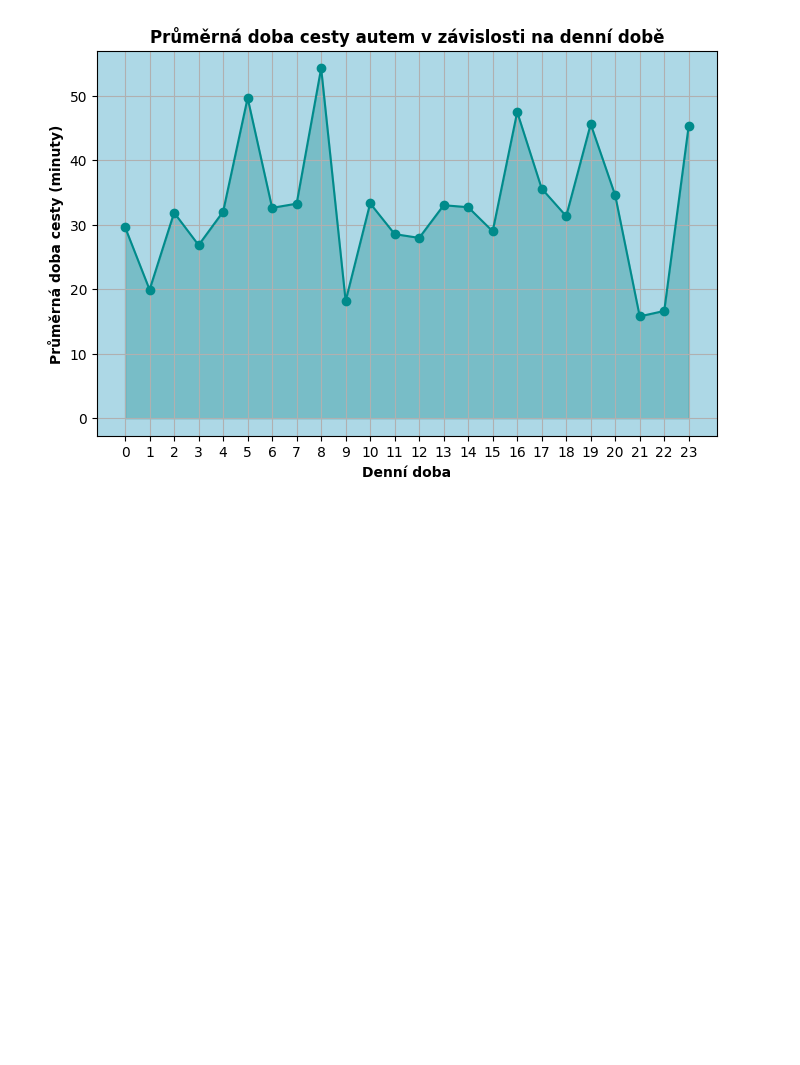
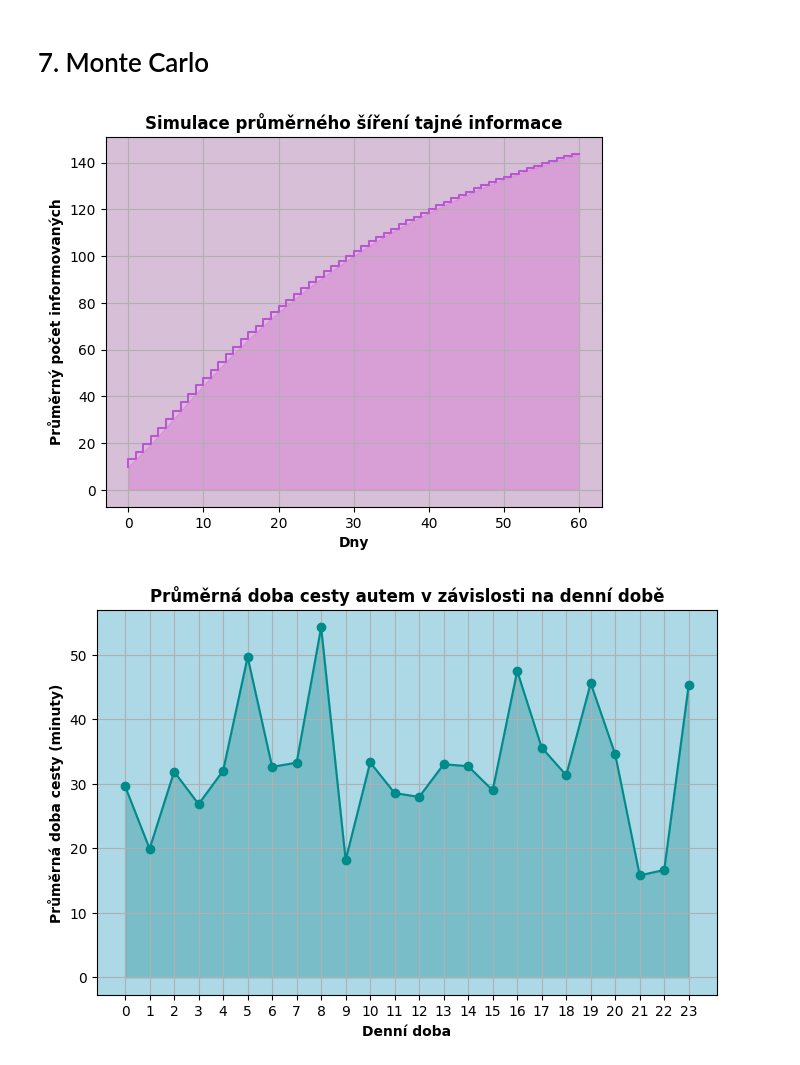
Before and after one commit to majdakleckerova/msw-zapoctovy-dokument, a Jupyter notebook: 7-monte_carlo.ipynb, the cells around one changed output. Cells and saved outputs as stored; diff of their text form; code cells hidden in the pictures; blank space fills up the shorter version.

```diff
--- a/7-monte_carlo.ipynb
+++ b/7-monte_carlo.ipynb
@@ -1 +1,49 @@
+# %% [markdown]
+# 7. Monte Carlo
+# %%
+# 1. Simulace šíření tajné zprávy
+
+import random
+import numpy as np
+import matplotlib.pyplot as plt
+
+# Na přednášce algoritmizace a programování bylo jednoho dne 10 lidí (pocet_zucastnenych) ze 180 zapsaných (pocet_zapsanych).
+# Padla tam velmi důležitá tajná zpráva. Pravděpodobnost, že jeden z 10 účastněných o této zprávě řekně dál je 10% (pravdeodobnost_sdileni).
+# Každý, kdo tuto informaci zná se o ní nadále podělí se 2 dalšími studenty (rozsah_vlivu).
+# Kolik studentů ze 180 bude informaci znát po 2 měsících (pocet_dni)?
+
+def monte_carlo(pocet_simulaci=1000, pocet_zapsanych=180, pocet_zucastnenych=10, pravdepodobnost_sdileni=0.1, rozsah_vlivu=2, pocet_dni=60):
+
+    prumerny_pocet_informovanych = np.zeros(pocet_dni + 1)
+
+    for simulace in range(pocet_simulaci):
+        status_studenta = np.zeros(pocet_zapsanych)
+        indexy_zacatecne_informovanych = random.sample(range(pocet_zapsanych), pocet_zucastnenych)
+        status_studenta[indexy_zacatecne_informovanych] = 1
+        pocet_informovanych = [sum(status_studenta)]
+        for den in range(pocet_dni):
+            for student in range(pocet_zapsanych):
+                if status_studenta[student] == 1:
+                    for kontakt in range(student - rozsah_vlivu, student + rozsah_vlivu):
+                        if 0 <= kontakt < pocet_zapsanych and random.random() < pravdepodobnost_sdileni:
+                            status_studenta[kontakt] = 1
+            pocet_informovanych.append(sum(status_studenta))
+        prumerny_pocet_informovanych += np.array(pocet_informovanych)
+    prumerny_pocet_informovanych /= pocet_simulaci
+    return prumerny_pocet_informovanych
+
+def vykreslit_graf(prumerny_pocet_informovanych, pocet_dni):
+    plt.step(range(pocet_dni + 1), prumerny_pocet_informovanych, color="mediumorchid")
+    plt.fill_between(range(pocet_dni + 1), prumerny_pocet_informovanych, color="orchid", alpha=0.4)
+    plt.gca().set_facecolor("thistle")
+    plt.title("Simulace průměrného šíření tajné informace", fontweight="bold")
+    plt.xlabel("Dny", fontweight="bold")
+    plt.ylabel("Průměrný počet informovaných", fontweight="bold")
+    plt.grid(True)
+    plt.show()
+
+prumerny_pocet_informovanych = monte_carlo()
+vykreslit_graf(prumerny_pocet_informovanych, pocet_dni=60)
+# %% [output]
+[figure, added]
 # %%
```
Also changed, not shown: parts of 2 cells of this notebook, 1 other file.
